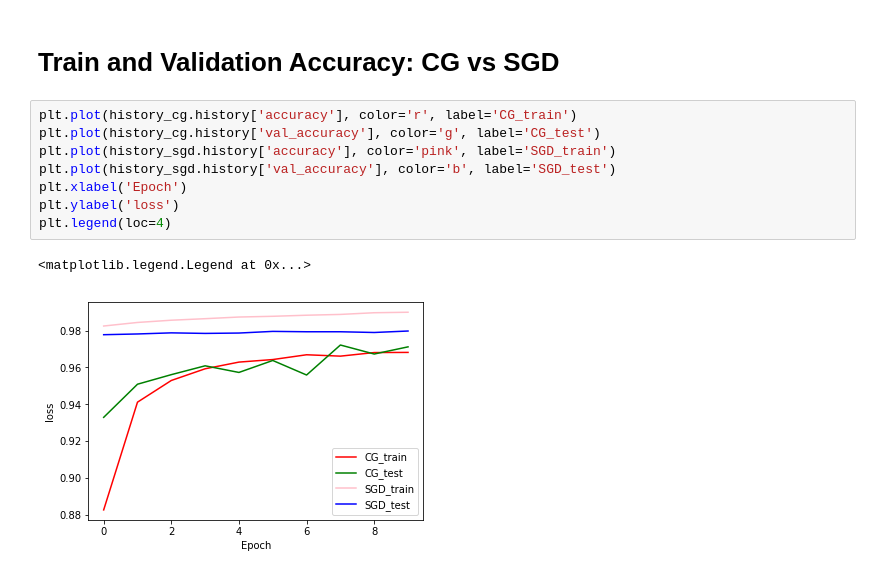
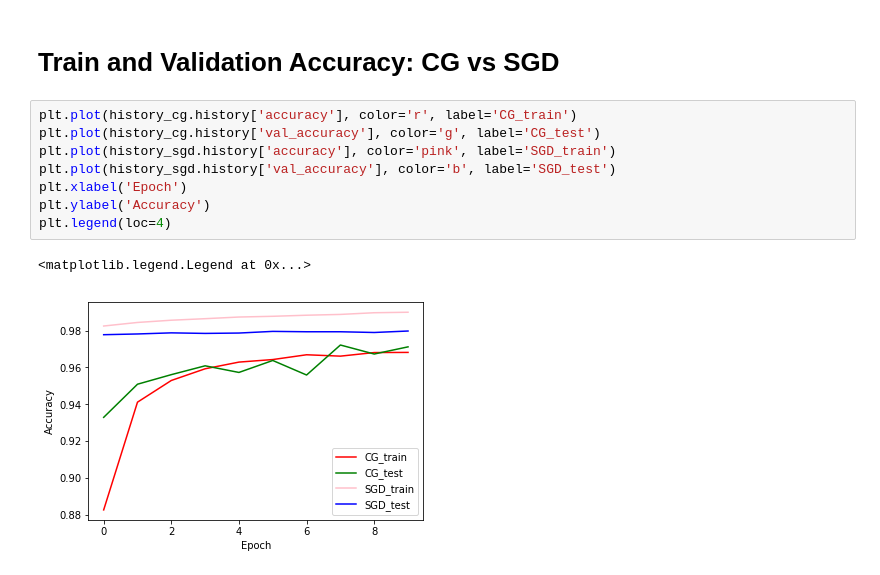
Before and after one commit to tensorflow/addons, a Jupyter notebook: docs/tutorials/optimizers_conditionalgradient.ipynb, the cells around one changed output. Drawn from its saved outputs; the diff is of its cells as text.

```diff
--- a/docs/tutorials/optimizers_conditionalgradient.ipynb
+++ b/docs/tutorials/optimizers_conditionalgradient.ipynb
@@ -201,11 +201,11 @@ plt.legend(loc=1)
 # %%
 plt.plot(history_cg.history['accuracy'], color='r', label='CG_train')
 plt.plot(history_cg.history['val_accuracy'], color='g', label='CG_test')
 plt.plot(history_sgd.history['accuracy'], color='pink', label='SGD_train')
 plt.plot(history_sgd.history['val_accuracy'], color='b', label='SGD_test')
 plt.xlabel('Epoch')
-plt.ylabel('loss')
+plt.ylabel('Accuracy')
 plt.legend(loc=4)
 # %% [output]
 <matplotlib.legend.Legend at 0x...>
-[figure, old version]
+[figure, new version]
```
